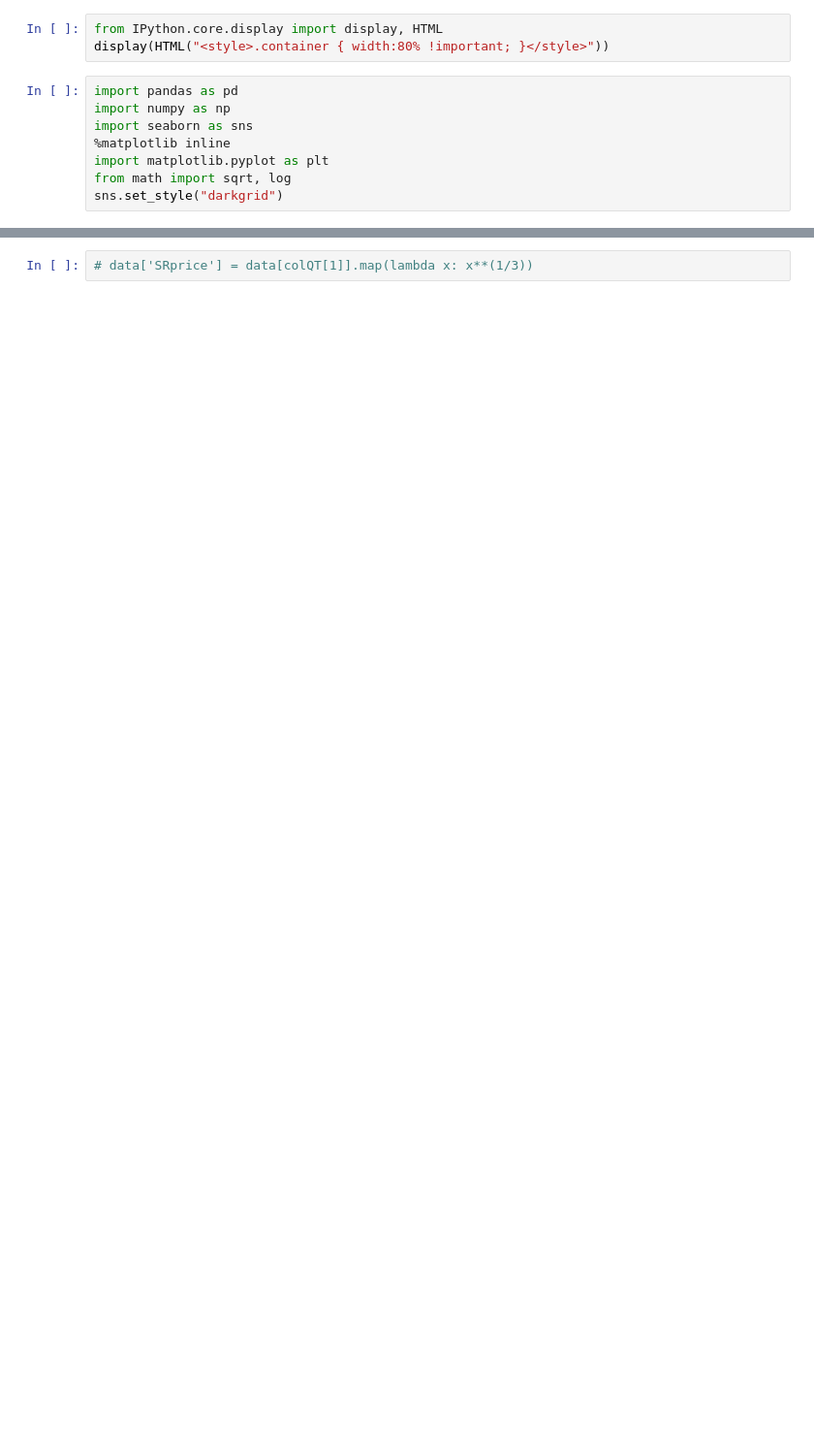
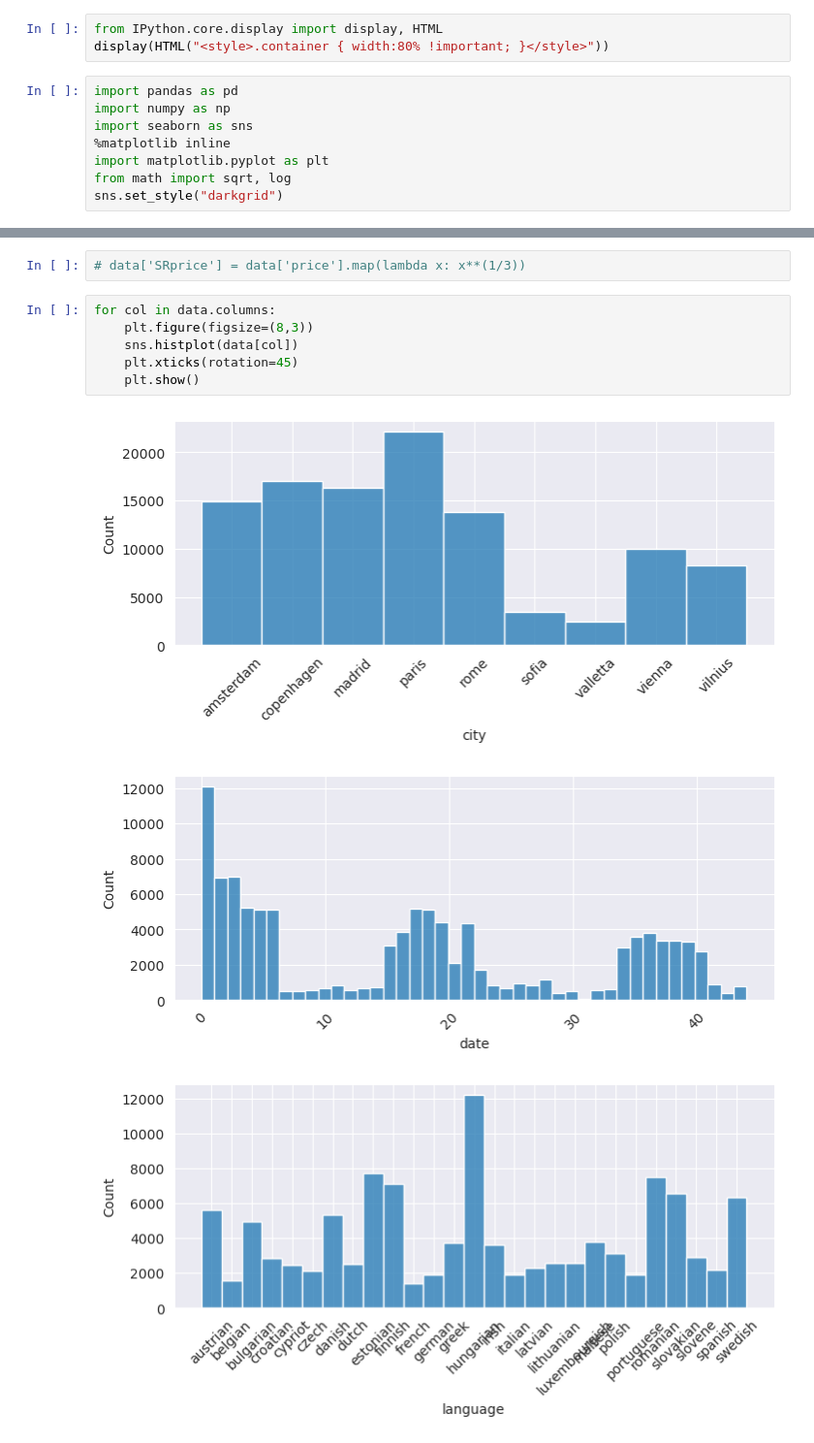
Before and after one commit to Novly57/IA_Framework_DefiIA, a Jupyter notebook: analysis/dataAnalysis.ipynb, the cells around one changed output, grey strips where cells are left out. Shown: that part at 97% size. Cells and saved outputs as stored; diff of their text form; blank space fills up the shorter version.

```diff
--- a/analysis/dataAnalysis.ipynb
+++ b/analysis/dataAnalysis.ipynb
@@ -71,2 +84,12 @@ plt.show()
 # %%
-# data['SRprice'] = data[colQT[1]].map(lambda x: x**(1/3))
+# data['SRprice'] = data['price'].map(lambda x: x**(1/3))
+# %%
+for col in data.columns:
+    plt.figure(figsize=(8,3))
+    sns.histplot(data[col])
+    plt.xticks(rotation=45)
+    plt.show()
+# %% [output]
+[figure, added]
+[figure, added]
+[figure, added]
```
Also changed, not shown: parts of 26 cells of this notebook, 1 other file.
